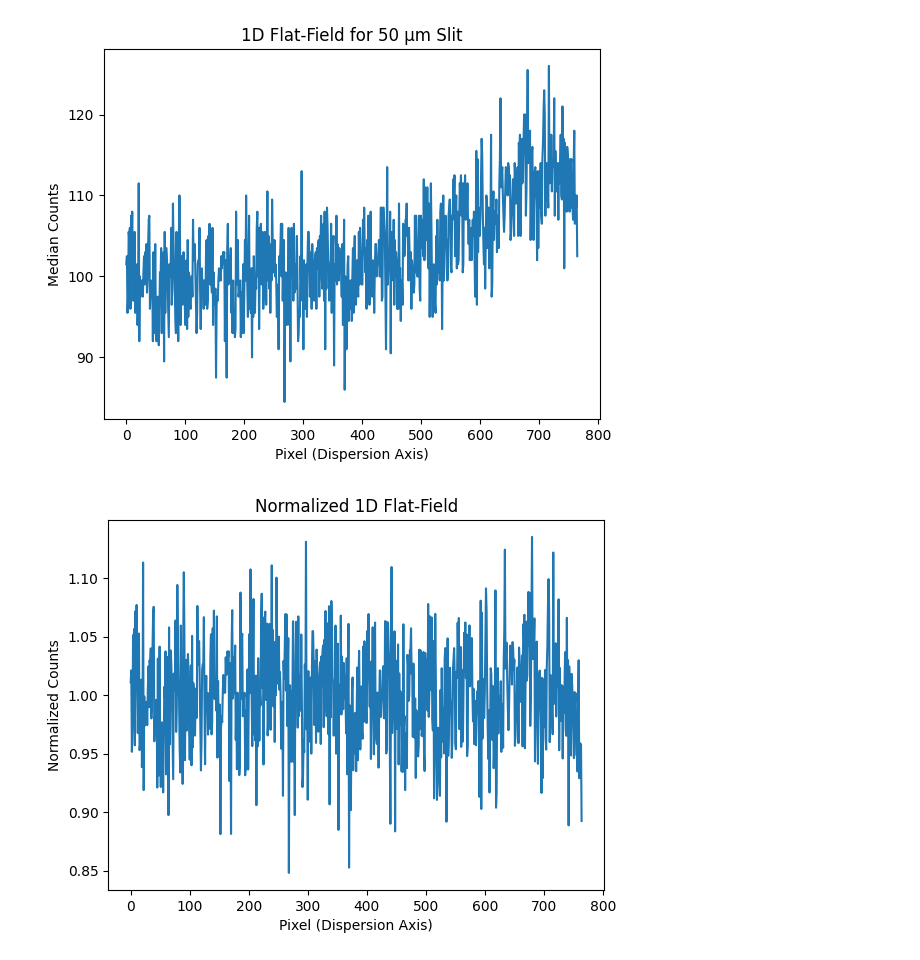
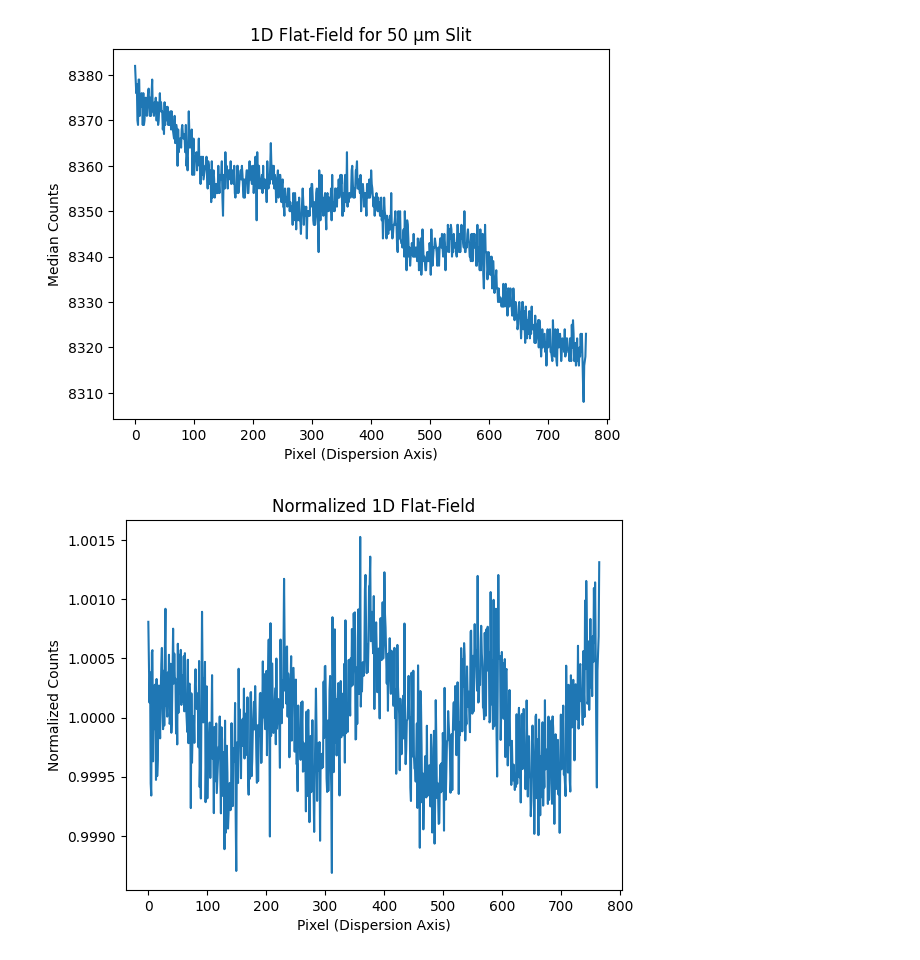
Before and after one commit to emsonmez/AST_443, a Jupyter notebook: Lab_1/Jiyun_work/section_4.4.ipynb, the cells around one changed output. Drawn from its saved outputs; the diff is of its cells as text; code cells hidden in the pictures.

```diff
--- a/Lab_1/Jiyun_work/section_4.4.ipynb
+++ b/Lab_1/Jiyun_work/section_4.4.ipynb
@@ -21,0 +29,22 @@ plt.show()
+# %%
+
+# Open the flat-field file
+flat_field = fits.open('../FITS_Files/3.4_Spectropic_Flat_Fields_10_sec.00000000.FLAT.FIT')
+flat_data = flat_field[0].data  # Extracts the 2D data from the first extension of the FITS file
+
+# Define the row range for the 50 µm slit (adjust based on actual image)
+# From your image, the 50 µm slit is in rows 0 to 110
+row_start, row_end = 0, 110
+cropped_flat_field = flat_data[row_start:row_end, :]  # Keep all columns (dispersion axis)
+
+# Set vmin and vmax for better contrast
+vmin = np.percentile(flat_data, 5)   # Lower 5% of the data
+vmax = np.percentile(flat_data, 95)  # Upper 95% of the data
+
+# Plot the cropped image for the 50 µm slit
+plt.imshow(cropped_flat_field, cmap='gray', origin='lower', aspect='auto', vmin=vmin, vmax=vmax)
+plt.colorbar(label='Counts')
+plt.title('Cropped Flat-Field Image (50 µm Slit)')
+plt.xlabel('Pixel (Dispersion Axis)')
+plt.ylabel('Pixel (Spatial Axis)')
+plt.show()
@@ -22,25 +63,29 @@ plt.show()
 # %%
+#4.4.2
 # Define row range for the 50 µm slit (based on the previous plot)
-row_start, row_end = 100, 120  # Replace with actual pixel values
+row_start, row_end = 40,85
+#Specifically take out this range
 
 # Extract the data for the 50 µm slit
-slit_data = flat_data[row_start:row_end, :]
+slit_flat_data = flat_data[row_start:row_end, :]
 # Slices the 2D array flat_data to only include rows between row_start and row_end
 # (corresponding to the 50 µm slit) while keeping all columns (dispersion axis).
 
 # Takes the median of each column (along the spatial axis),
 # collapse the 2D image to a 1D array where each element represents the median value of each column.
-flat_1d = np.median(slit_data, axis=0)
+flat_1d = np.median(slit_flat_data, axis=0)
 
 # Plot the 1D flat-field values against pixel positions
 plt.plot(flat_1d)
 plt.title('1D Flat-Field for 50 µm Slit')
 plt.xlabel('Pixel (Dispersion Axis)')
 plt.ylabel('Median Counts')
 plt.show()
+#This one is for the flat field
 # %% [output]
-[figure, old version]
+[figure, new version]
 # %%
+#4.4.3
 # Fit a low-order polynomial to the 1D flat-field data
 p = Polynomial.fit(np.arange(len(flat_1d)), flat_1d, deg=3)
 # np.arange(len(flat_1d)): Generates an array of pixel positions (indices).
@@ -59,7 +104,7 @@ plt.ylabel('Normalized Counts')
 plt.show()
 
 # Normalize the 2D flat-field
-normalized_flat_2d = slit_data / fit_values[np.newaxis, :]
+normalized_flat_2d = slit_flat_data / fit_values[np.newaxis, :]
 # %% [output]
-[figure, old version]
+[figure, new version]
 # %%
```
Also changed, not shown: parts of 7 cells of this notebook, 37 other files.
